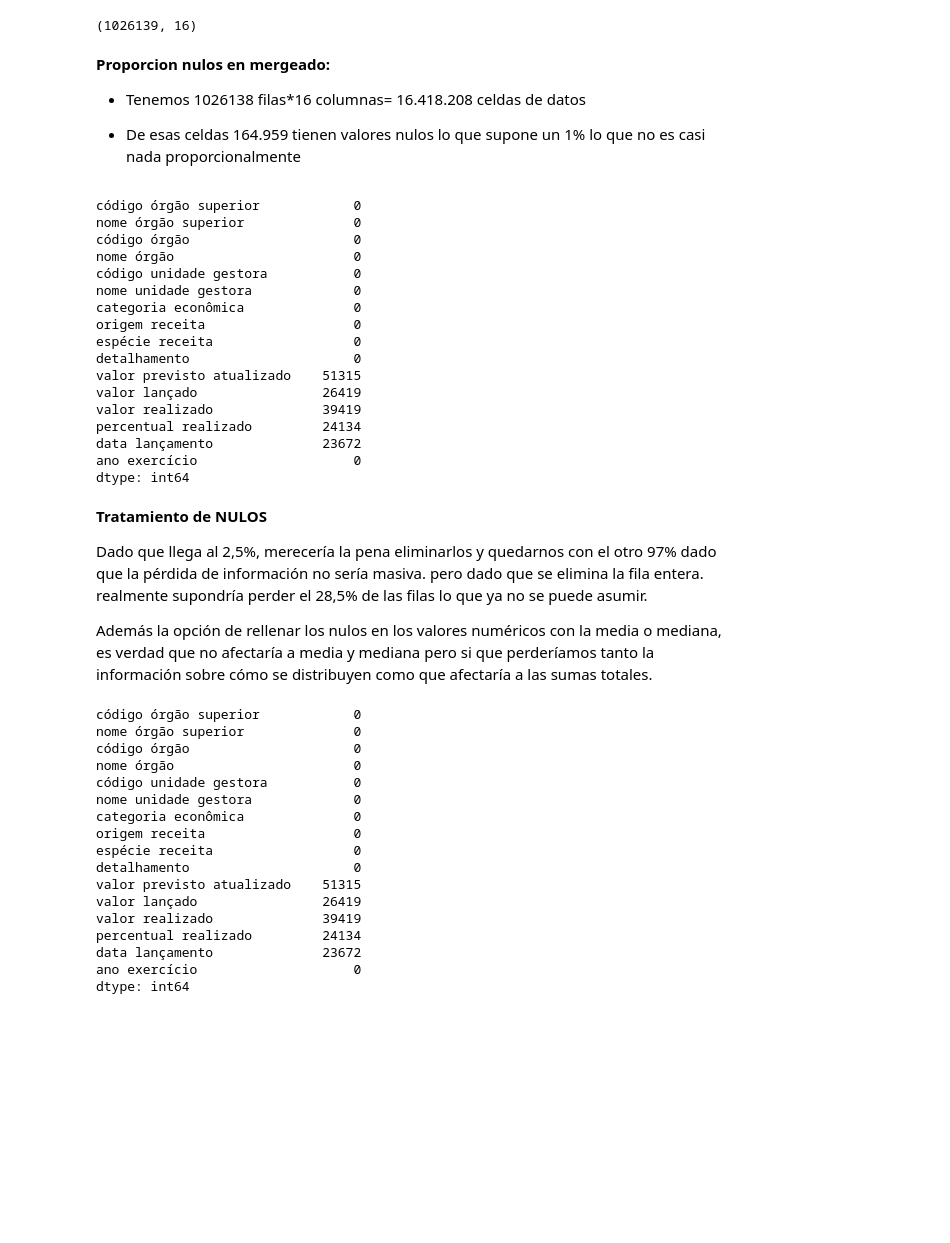
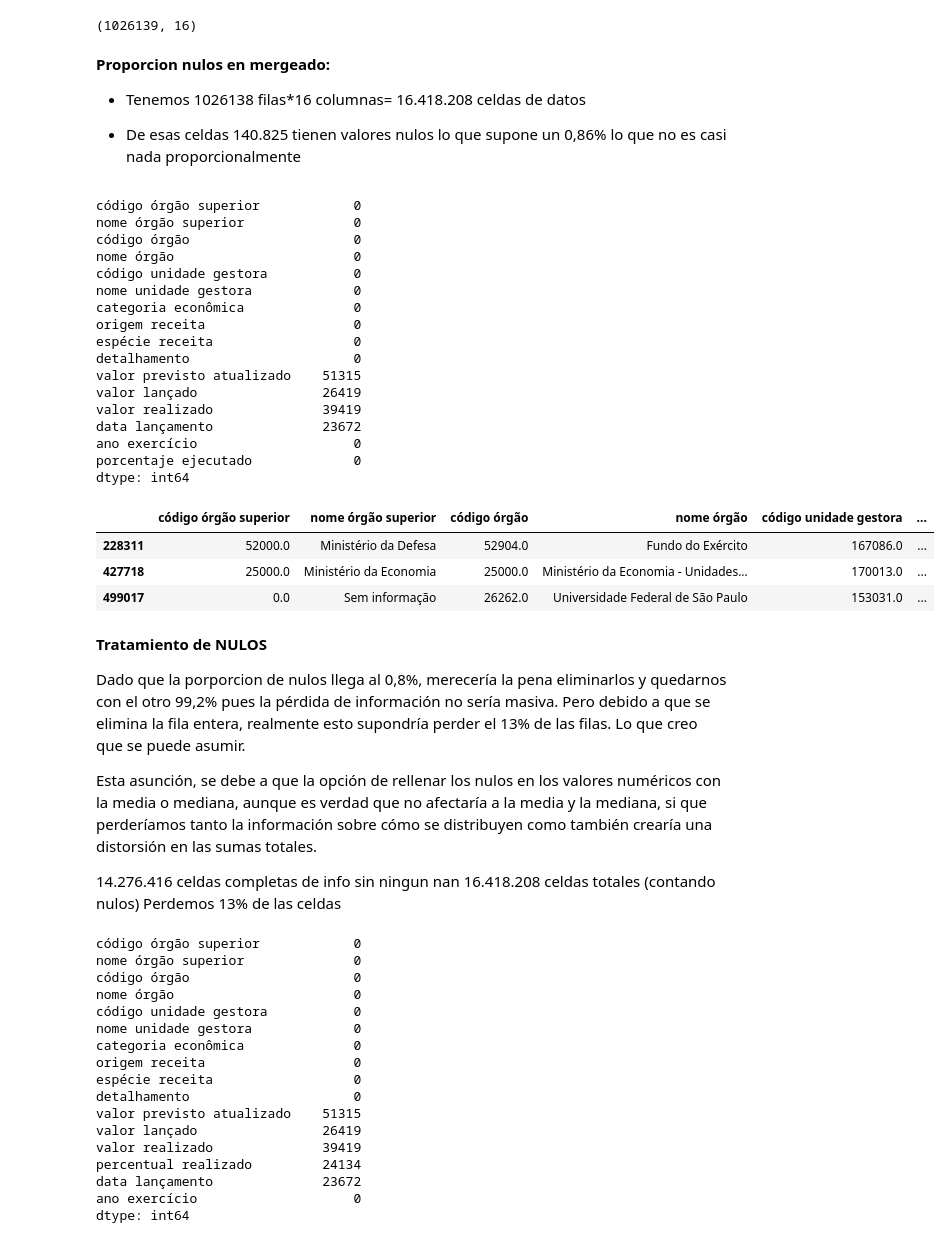
Before and after one commit to jgilsu11/Proyecto2-EDA-Ingresos-Brasil, a Jupyter notebook: EDAs indv.ipynb, the cells around one changed output. Saved outputs shown, nothing was run; the diff lists cells and outputs as text; code cells hidden in the pictures; blank space fills up the shorter version.

```diff
--- a/EDAs indv.ipynb
+++ b/EDAs indv.ipynb
@@ -1034,3 +1041,16 @@ array(['Outras Receitas Correntes', 'Receita de Serviços',
+# %%
+def calcular_porcentaje(realizado, previsto):
+    if pd.isna(realizado) or pd.isna(previsto):
+        return 0
+    try:
+        return (realizado / previsto) * 100 if previsto != 0 else 0
+    except Exception as e:
+        return 0
+
+df_completa['porcentaje ejecutado'] = df_completa.apply(
+    lambda row: calcular_porcentaje(row['valor realizado'], row['valor previsto atualizado']),
+    axis=1
+)
 # %%
 df_completa.shape #732939
 # %% [output]
@@ -1040,13 +1060,14 @@ df_completa.shape #732939
 
 - Tenemos 1026138 filas*16 columnas= 16.418.208 celdas de datos
 
-- De esas celdas 164.959 tienen valores nulos lo que supone un 1% lo que no es casi nada proporcionalmente
+- De esas celdas 140.825 tienen valores nulos lo que supone un 0,86% lo que no es casi nada proporcionalmente
 # %%
 df_completa.isna().sum()          #Tenemos 457.535 nulos
                                   #Ahora tenemos 433.580 nulos
                                   #hemos conseguido tener 414.602 nulos
                                   #Tras juntar nan y sem informaçao tenemos 338.322 nulos
                                   #Tras crear valores 0000 y sem informaçao tenemos 164.959 nulos
+                                  #Tras crear una columna propia conseguimos tener 140.825 nulos
 # %% [output]
 código órgão superior            0
 nome órgão superior              0
@@ -1061,18 +1082,29 @@ detalhamento                     0
 valor previsto atualizado    51315
 valor lançado                26419
 valor realizado              39419
-percentual realizado         24134
 data lançamento              23672
 ano exercício                    0
+porcentaje ejecutado             0
 dtype: int64
+# %%
+df_completa.sample(3)
+# %% [output]
+|  | código órgão superior | nome órgão superior | código órgão | nome órgão | código unidade gestora | ... |
+| 228311 | 52000.0 | Ministério da Defesa | 52904.0 | Fundo do Exército | 167086.0 | ... |
+| 427718 | 25000.0 | Ministério da Economia | 25000.0 | Ministério da Economia - Unidades... | 170013.0 | ... |
+| 499017 | 0.0 | Sem informação | 26262.0 | Universidade Federal de São Paulo | 153031.0 | ... |
 # %% [markdown]
 **Tratamiento de NULOS**
 
-Dado que llega al 2,5%, merecería la pena eliminarlos y quedarnos con el otro 97% dado que la pérdida de información no sería masiva.
-pero dado que se elimina la fila entera. realmente supondría perder el 28,5% de las filas lo que ya no se puede asumir.
+Dado que la porporcion de nulos llega al 0,8%, merecería la pena eliminarlos y quedarnos con el otro 99,2% pues la pérdida de información no sería masiva.
+Pero debido a que se elimina la fila entera, realmente esto supondría perder el 13% de las filas. Lo que creo que se puede asumir.
 
 
-Además la opción de rellenar los nulos en los valores numéricos con la media o mediana, es verdad que no afectaría a media y mediana pero si que perderíamos tanto la información sobre cómo se distribuyen como que afectaría a las sumas totales.
+Esta asunción, se debe a que la opción de rellenar los nulos en los valores numéricos con la media o mediana, aunque es verdad que no afectaría a la media y la mediana, si que perderíamos tanto la información sobre cómo se distribuyen como también  crearía una distorsión en las sumas totales.
+
+14.276.416 celdas completas de info sin ningun nan
+16.418.208 celdas totales (contando nulos)
+Perdemos 13% de las celdas
 # %%
 df_completa.isna().sum()
 # %% [output]
```
Also changed, not shown: parts of 6 cells of this notebook.
